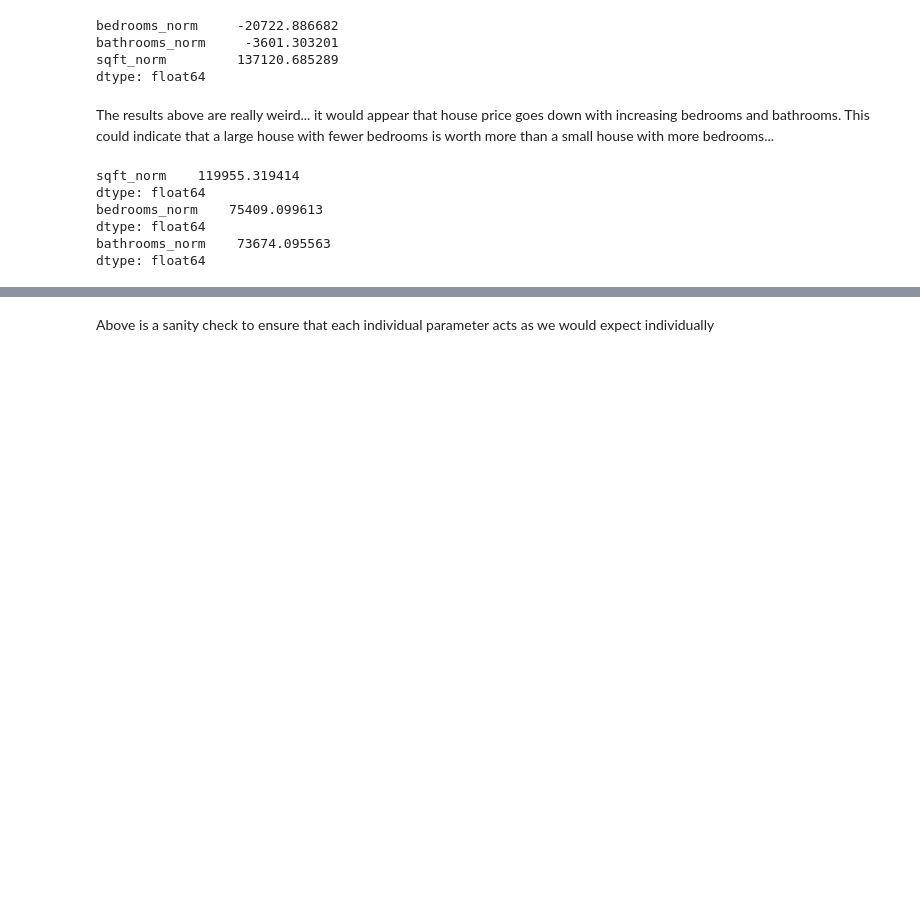
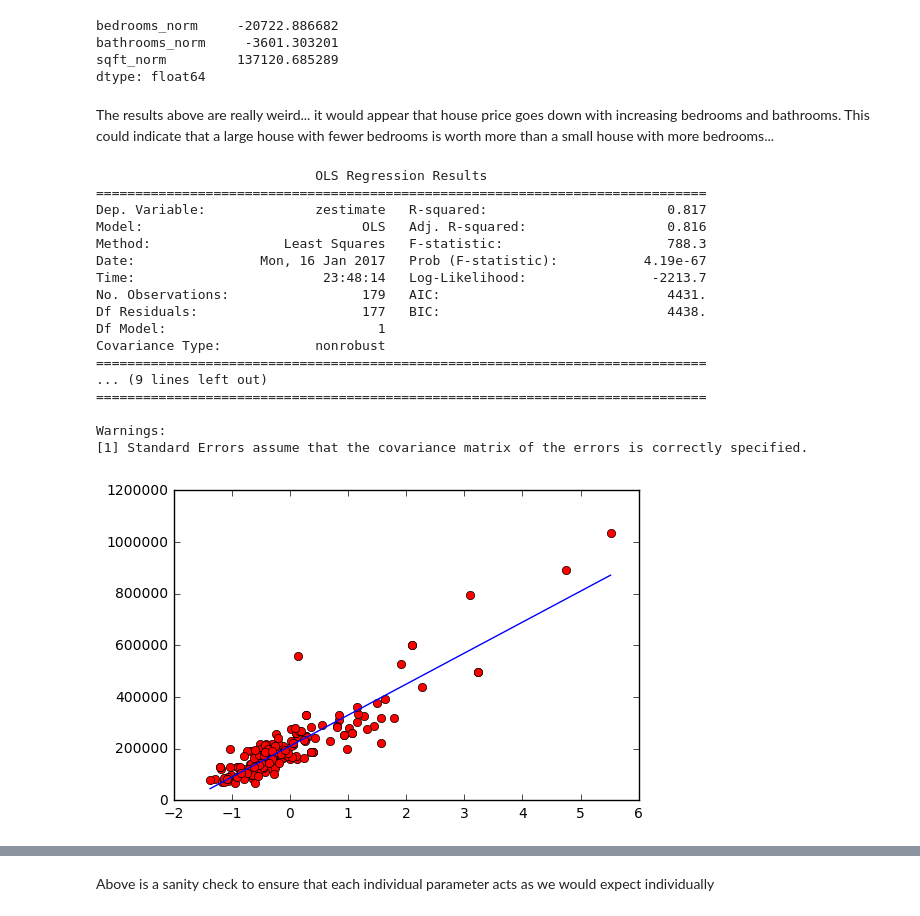
Before and after one commit to adampely/zillowHousingDataScrape, a Jupyter notebook: analysis_iPython_nb.ipynb, the cells around one changed output, grey strips where cells are left out. Saved outputs shown, nothing was run; the diff lists cells and outputs as text; code cells hidden in the pictures; blank space fills up the shorter version.

```diff
--- a/analysis_iPython_nb.ipynb
+++ b/analysis_iPython_nb.ipynb
@@ -122,17 +123,32 @@ sqft_norm         137120.685289
 dtype: float64
 # %% [markdown]
 The results above are really weird... it would appear that house price goes down with increasing bedrooms and bathrooms. This could indicate that a large house with fewer bedrooms is worth more than a small house with more bedrooms...
-# %%
-estSingle = sm.OLS(house_price, Xnorm['sqft_norm']).fit()
-print(estSingle.params)
-estSingle = sm.OLS(house_price, Xnorm['bedrooms_norm']).fit()
-print(estSingle.params)
-estSingle = sm.OLS(house_price, Xnorm['bathrooms_norm']).fit()
-print(estSingle.params)
-# %% [output]
-sqft_norm    119955.319414
-dtype: float64
-bedrooms_norm    75409.099613
-dtype: float64
-bathrooms_norm    73674.095563
-dtype: float64
+# %%
+x = sm.add_constant(Xnorm['sqft_norm'])
+estSingle = sm.OLS(house_price, x).fit()
+print(estSingle.summary())
+x_pred = numpy.linspace(numpy.min(Xnorm['sqft_norm']),numpy.max(Xnorm['sqft_norm']),50)
+x_pred2 = sm.add_constant(x_pred)
+y_pred = estSingle.predict(x_pred2)
+plt.plot(Xnorm['sqft_norm'], house_price, 'ro')
+plt.plot(x_pred, y_pred)
+plt.show()
+# %% [output]
+                            OLS Regression Results
+==============================================================================
+Dep. Variable:              zestimate   R-squared:                       0.817
+Model:                            OLS   Adj. R-squared:                  0.816
+Method:                 Least Squares   F-statistic:                     788.3
+Date:                Mon, 16 Jan 2017   Prob (F-statistic):           4.19e-67
+Time:                        23:48:14   Log-Likelihood:                -2213.7
+No. Observations:                 179   AIC:                             4431.
+Df Residuals:                     177   BIC:                             4438.
+Df Model:                           1
+Covariance Type:            nonrobust
+==============================================================================
+... (9 lines left out)
+==============================================================================
+
+Warnings:
+[1] Standard Errors assume that the covariance matrix of the errors is correctly specified.
+[figure, added]
```
Also changed, not shown: parts of 8 cells of this notebook, 10 other files.
